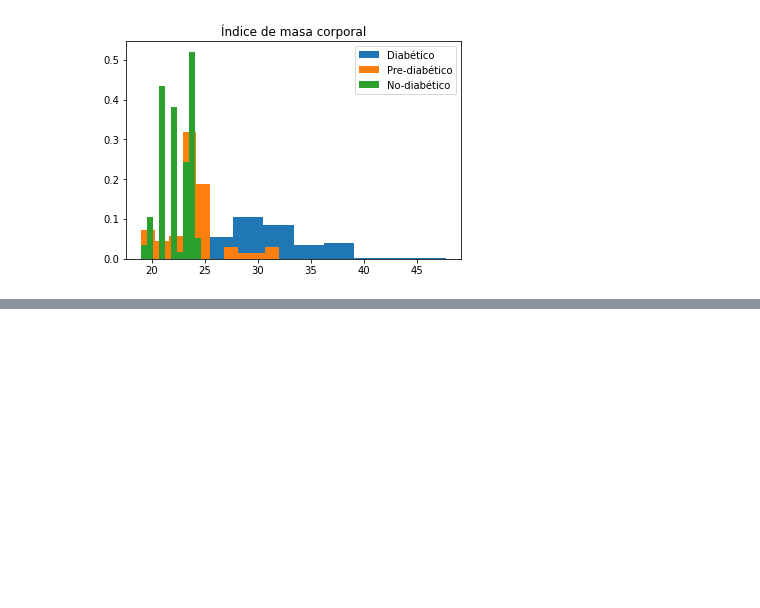
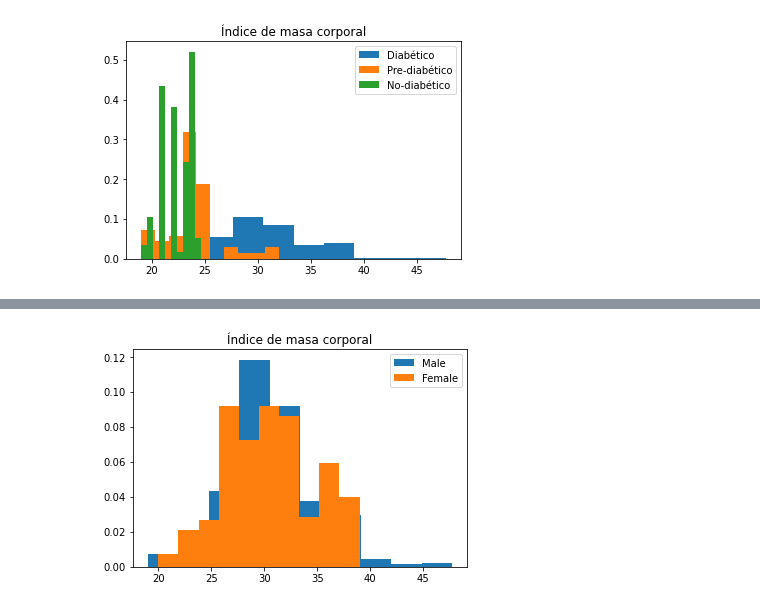
Before and after one commit to jadiazm/Repo_Proyecto_1, a Jupyter notebook: Diabetes.ipynb, the cells around one changed output, grey strips where cells are left out. Drawn from its saved outputs; the diff is of its cells as text; code cells hidden in the pictures; blank space fills up the shorter version.

```diff
--- a/Diabetes.ipynb
+++ b/Diabetes.ipynb
@@ -143,0 +150,7 @@ _ = plt.legend()
+# %%
+_ = plt.hist(data_male['BMI'], density=True, label='Male')
+_ = plt.hist(data_female['BMI'], density=True, label='Female')
+_ = plt.title('Índice de masa corporal')
+_ = plt.legend()
+# %% [output]
+[figure, added]
```
Also changed, not shown: parts of 30 cells of this notebook.
